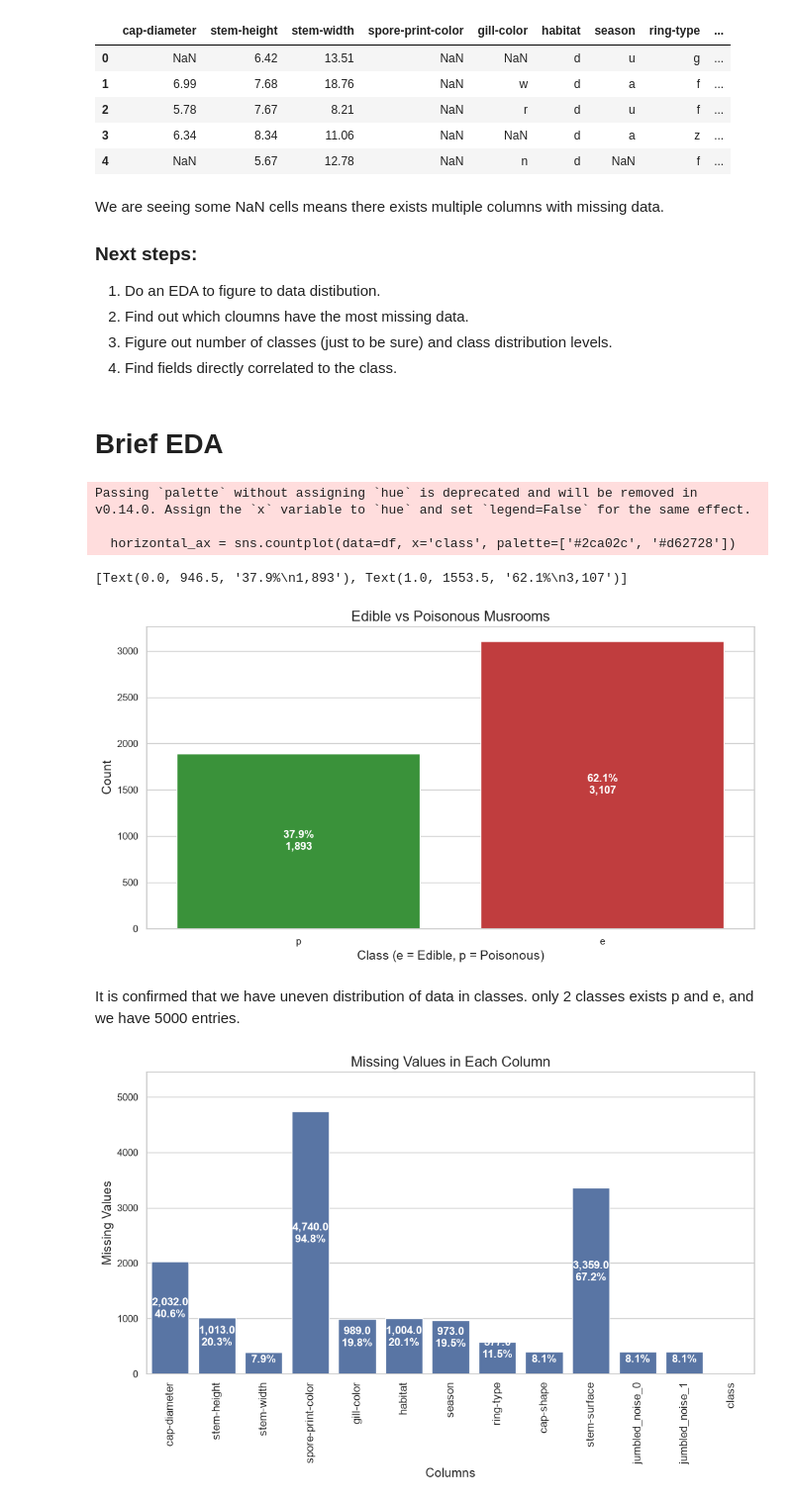
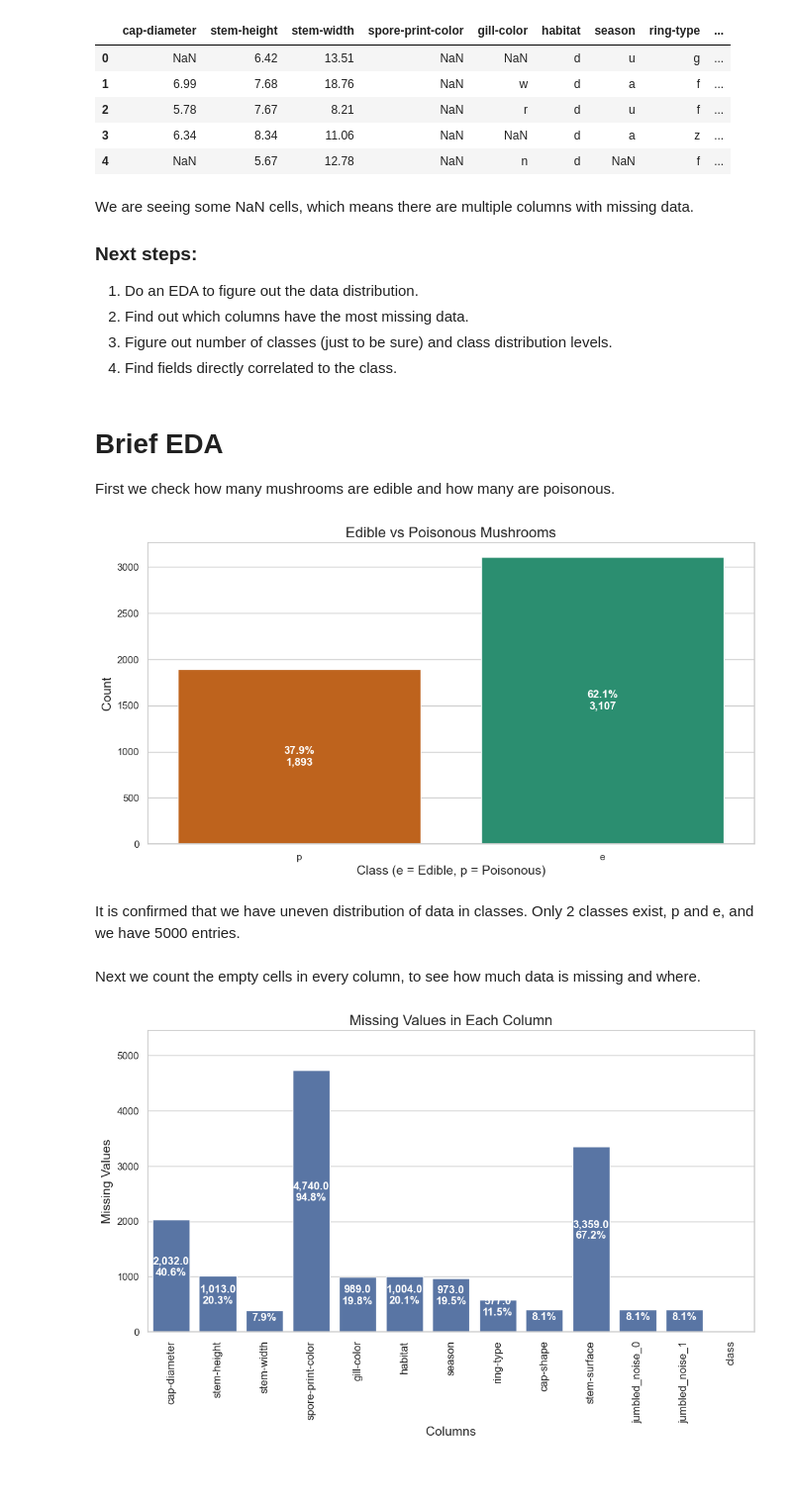
Before and after one commit to WillemSterckx/Skooma-Cats, a Jupyter notebook: Mushroom/1MushroomScrape.ipynb, the cells around one changed output. Shown at 99% size. Saved outputs shown, nothing was run; the diff lists cells and outputs as text; code cells hidden in the pictures; blank space fills up the shorter version.

```diff
--- a/Mushroom/1MushroomScrape.ipynb
+++ b/Mushroom/1MushroomScrape.ipynb
@@ -5,8 +6,12 @@ Muhammad Azaam Ali
 # Scrape the data
 # %%
 import pandas as pd
-# dont need the file path when the ile exists in the same directory as the script
-df = pd.read_csv('mushroom_project_dataset.csv')
+from pathlib import Path
+
+# walk up from where the notebook runs to the repo root, so the data path works on every machine
+ROOT = next(p for p in [Path.cwd(), *Path.cwd().parents] if (p / 'Mushroom' / 'datasets').is_dir())
+DATA = ROOT / 'Mushroom' / 'datasets'
+df = pd.read_csv(DATA / 'mushroom_project_dataset.csv')
 df.head()
 # %% [output]
 |  | cap-diameter | stem-height | stem-width | spore-print-color | gill-color | habitat | season | ring-type | ... |
@@ -16,45 +21,45 @@ df.head()
 | 3 | 6.34 | 8.34 | 11.06 | NaN | NaN | d | a | z | ... |
 | 4 | NaN | 5.67 | 12.78 | NaN | n | d | NaN | f | ... |
 # %% [markdown]
-We are seeing some NaN cells means there exists multiple columns with missing data.
+We are seeing some NaN cells, which means there are multiple columns with missing data.
 ### Next steps:
-1. Do an EDA to figure to data distibution.
-2. Find out which cloumns have the most missing data.
+1. Do an EDA to figure out the data distribution.
+2. Find out which columns have the most missing data.
 3. Figure out number of classes (just to be sure) and class distribution levels.
-3. Find fields directly correlated to the class.
+4. Find fields directly correlated to the class.
 # %% [markdown]
 # Brief EDA
+First we check how many mushrooms are edible and how many are poisonous.
 # %%
 # Finding classes and class distribution
-# %pip install seaborn
 import numpy as np
 import matplotlib.pyplot as plt
 import seaborn as sns
 
 sns.set_theme(style="whitegrid")
 plt.figure(figsize=(12, 6))
 
-horizontal_ax = sns.countplot(data=df, x='class', palette=['#2ca02c', '#d62728'])
-plt.title('Edible vs Poisonous Musrooms', fontsize=16)
+# hue='class' gives every class its own color (colorblind-safe green/orange)
+horizontal_ax = sns.countplot(data=df, x='class', hue='class', palette={'e': '#1b9e77', 'p': '#d95f02'}, legend=False)
+plt.title('Edible vs Poisonous Mushrooms', fontsize=16)
 plt.xlabel('Class (e = Edible, p = Poisonous)', fontsize=14)
 plt.ylabel('Count', fontsize=14)
 
 total = len(df)
-[horizontal_ax.annotate(
-    f'{100 * p.get_height() / total:.1f}%\n{int(p.get_height()):,}',
-    (p.get_x() + p.get_width() / 2., p.get_height() / 2),
-       ha='center', va='center', color='white', fontweight='bold', fontsize=12
-) for p in horizontal_ax.patches]
-# never use fonstsize before or directly after ha, va. attribute
-# error occurs for some reason unknown.
+# write the share and the count in the middle of each bar
+for p in horizontal_ax.patches:
+    horizontal_ax.annotate(
+        f'{100 * p.get_height() / total:.1f}%\n{int(p.get_height()):,}',
+        (p.get_x() + p.get_width() / 2., p.get_height() / 2),
+        ha='center', va='center', color='white', fontweight='bold', fontsize=12
+    )
+plt.show()
 # %% [output]
-Passing `palette` without assigning `hue` is deprecated and will be removed in v0.14.0. Assign the `x` variable to `hue` and set `legend=False` for the same effect.
-
-  horizontal_ax = sns.countplot(data=df, x='class', palette=['#2ca02c', '#d62728'])
-[Text(0.0, 946.5, '37.9%\n1,893'), Text(1.0, 1553.5, '62.1%\n3,107')]
-[figure, old version]
+[figure, new version]
 # %% [markdown]
-It is confirmed that we have uneven distribution of data in classes. only 2 classes exists p and e, and we have 5000 entries.
+It is confirmed that we have uneven distribution of data in classes. Only 2 classes exist, p and e, and we have 5000 entries.
+# %% [markdown]
+Next we count the empty cells in every column, to see how much data is missing and where.
 # %%
 # Finding missing values across the columns
 missing_values=df.isnull().sum()
```
Also changed, not shown: parts of 50 cells of this notebook, 35 other files.
